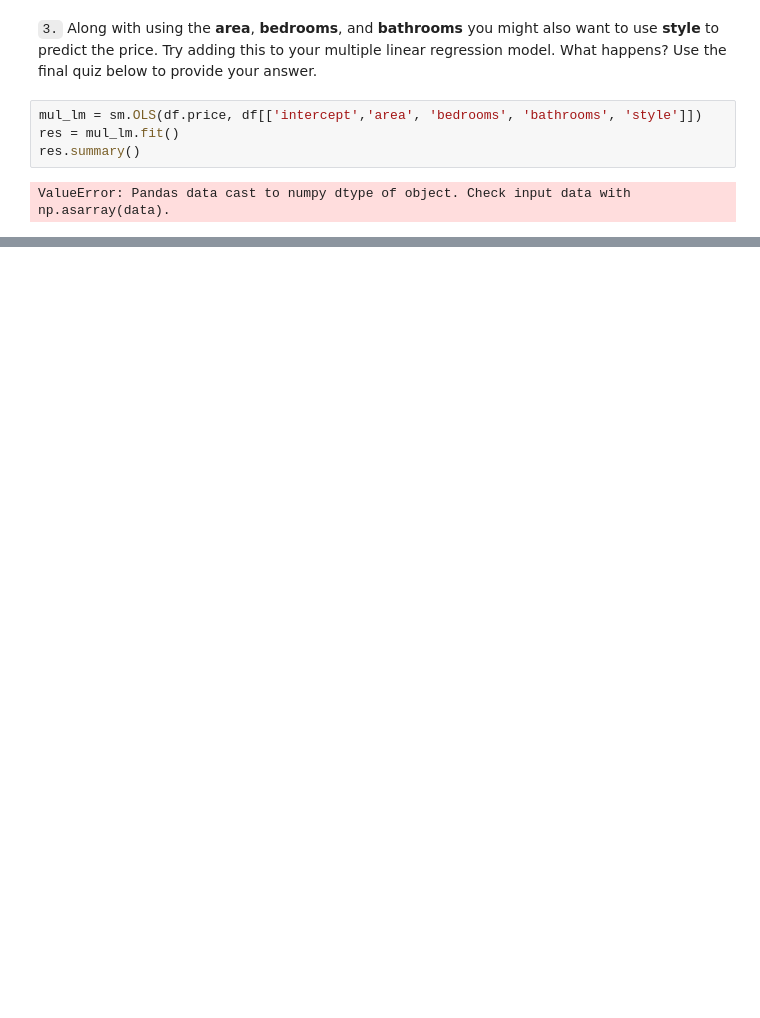
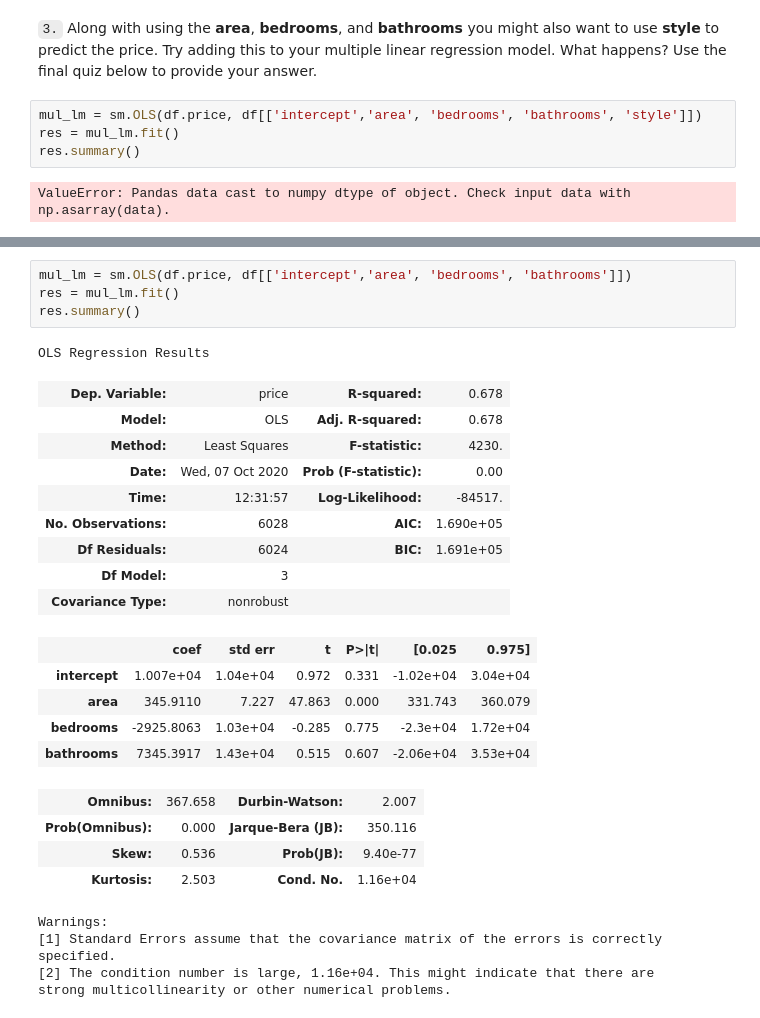
Before and after one commit to ahmed-gharib89/Statistics-advanced-data-analysis-nd, a Jupyter notebook: Multiple-Linear-Regression/Multiple Linear Regression Introduction.ipynb, the cells around one changed output, grey strips where cells are left out. Drawn from its saved outputs; the diff is of its cells as text; blank space fills up the shorter version.

Commit message:
Using equation to solve multiple linear regression

```diff
--- a/Multiple-Linear-Regression/Multiple Linear Regression Introduction.ipynb
+++ b/Multiple-Linear-Regression/Multiple Linear Regression Introduction.ipynb
@@ -146,0 +167,28 @@ ValueError: Pandas data cast to numpy dtype of object. Check input data with np.
+# %%
+mul_lm = sm.OLS(df.price, df[['intercept','area', 'bedrooms', 'bathrooms']])
+res = mul_lm.fit()
+res.summary()
+# %% [output]
+OLS Regression Results
+| Dep. Variable: | price | R-squared: | 0.678 |
+| Model: | OLS | Adj. R-squared: | 0.678 |
+| Method: | Least Squares | F-statistic: | 4230. |
+| Date: | Wed, 07 Oct 2020 | Prob (F-statistic): | 0.00 |
+| Time: | 12:31:57 | Log-Likelihood: | -84517. |
+| No. Observations: | 6028 | AIC: | 1.690e+05 |
+| Df Residuals: | 6024 | BIC: | 1.691e+05 |
+| Df Model: | 3 |  |  |
+| Covariance Type: | nonrobust |  |  |
+|  | coef | std err | t | P>|t| | [0.025 | 0.975] |
+| intercept | 1.007e+04 | 1.04e+04 | 0.972 | 0.331 | -1.02e+04 | 3.04e+04 |
+| area | 345.9110 | 7.227 | 47.863 | 0.000 | 331.743 | 360.079 |
+| bedrooms | -2925.8063 | 1.03e+04 | -0.285 | 0.775 | -2.3e+04 | 1.72e+04 |
+| bathrooms | 7345.3917 | 1.43e+04 | 0.515 | 0.607 | -2.06e+04 | 3.53e+04 |
+| Omnibus: | 367.658 | Durbin-Watson: | 2.007 |
+| Prob(Omnibus): | 0.000 | Jarque-Bera (JB): | 350.116 |
+| Skew: | 0.536 | Prob(JB): | 9.40e-77 |
+| Kurtosis: | 2.503 | Cond. No. | 1.16e+04 |
+Warnings:
+[1] Standard Errors assume that the covariance matrix of the errors is correctly specified.
+[2] The condition number is large, 1.16e+04. This might indicate that there are
+strong multicollinearity or other numerical problems.
```
Also changed, not shown: parts of 8 cells of this notebook, 1 other file.
